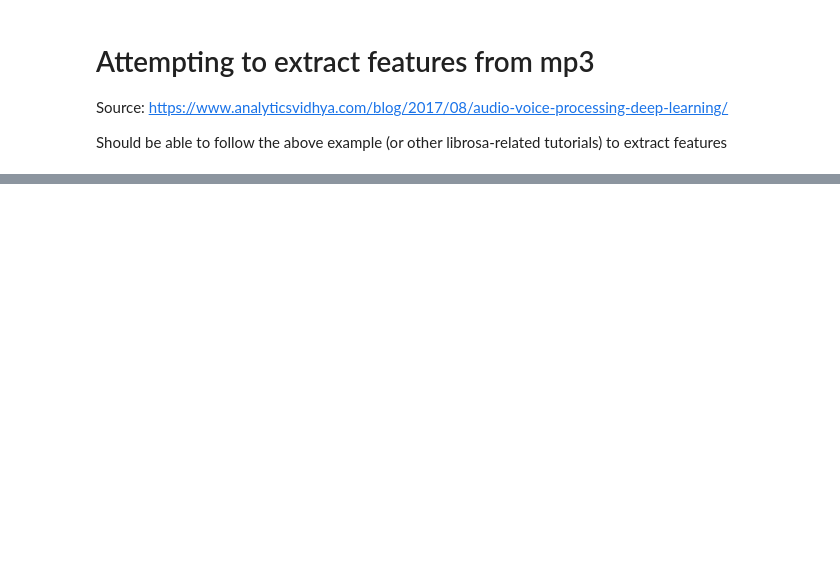
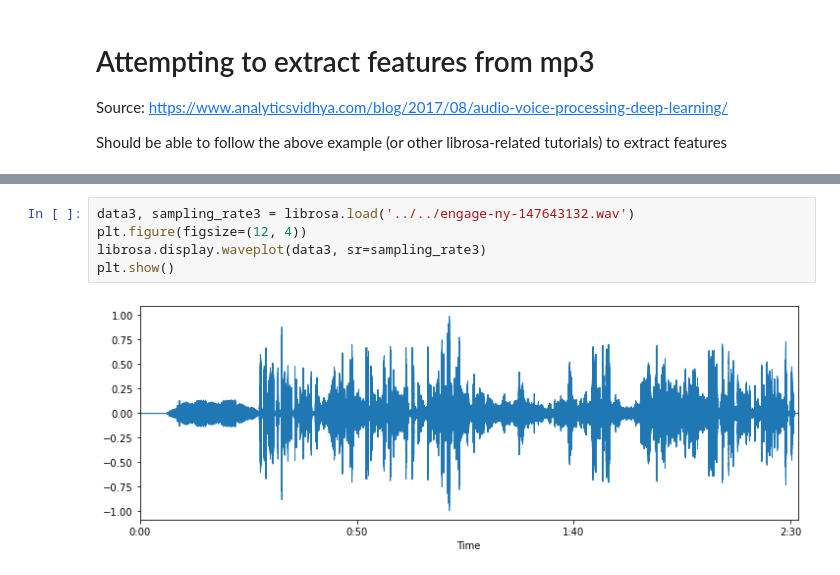
Before and after one commit to raybuhr/teacherprints, a Jupyter notebook: vandam_practice/mp3/librosa_with_mp3.ipynb, the cells around one changed output, grey strips where cells are left out. Drawn from its saved outputs; the diff is of its cells as text; blank space fills up the shorter version.

```diff
--- a/vandam_practice/mp3/librosa_with_mp3.ipynb
+++ b/vandam_practice/mp3/librosa_with_mp3.ipynb
@@ -19,0 +35,7 @@ plt.show()
+# %%
+data3, sampling_rate3 = librosa.load('../../engage-ny-147643132.wav')
+plt.figure(figsize=(12, 4))
+librosa.display.waveplot(data3, sr=sampling_rate3)
+plt.show()
+# %% [output]
+[figure, added]
```
Also changed, not shown: parts of 12 cells of this notebook.
